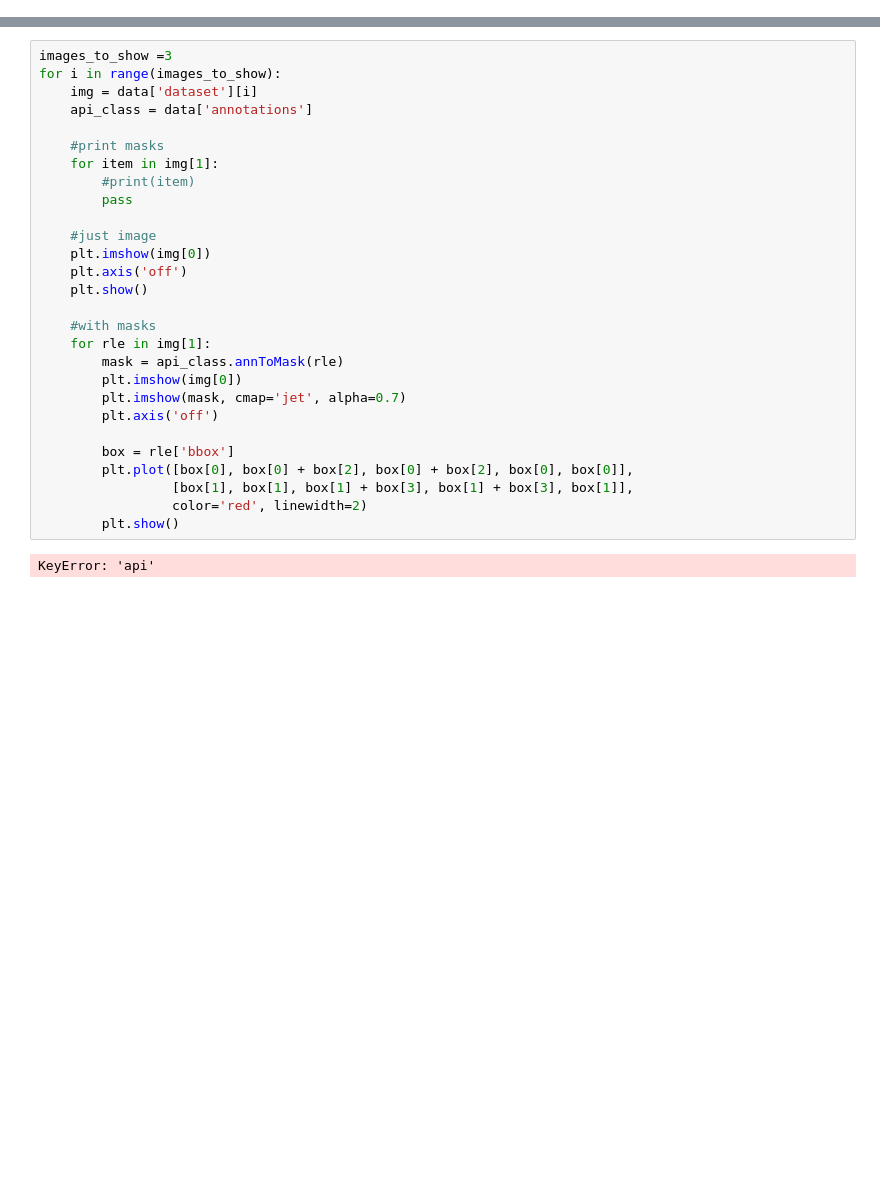
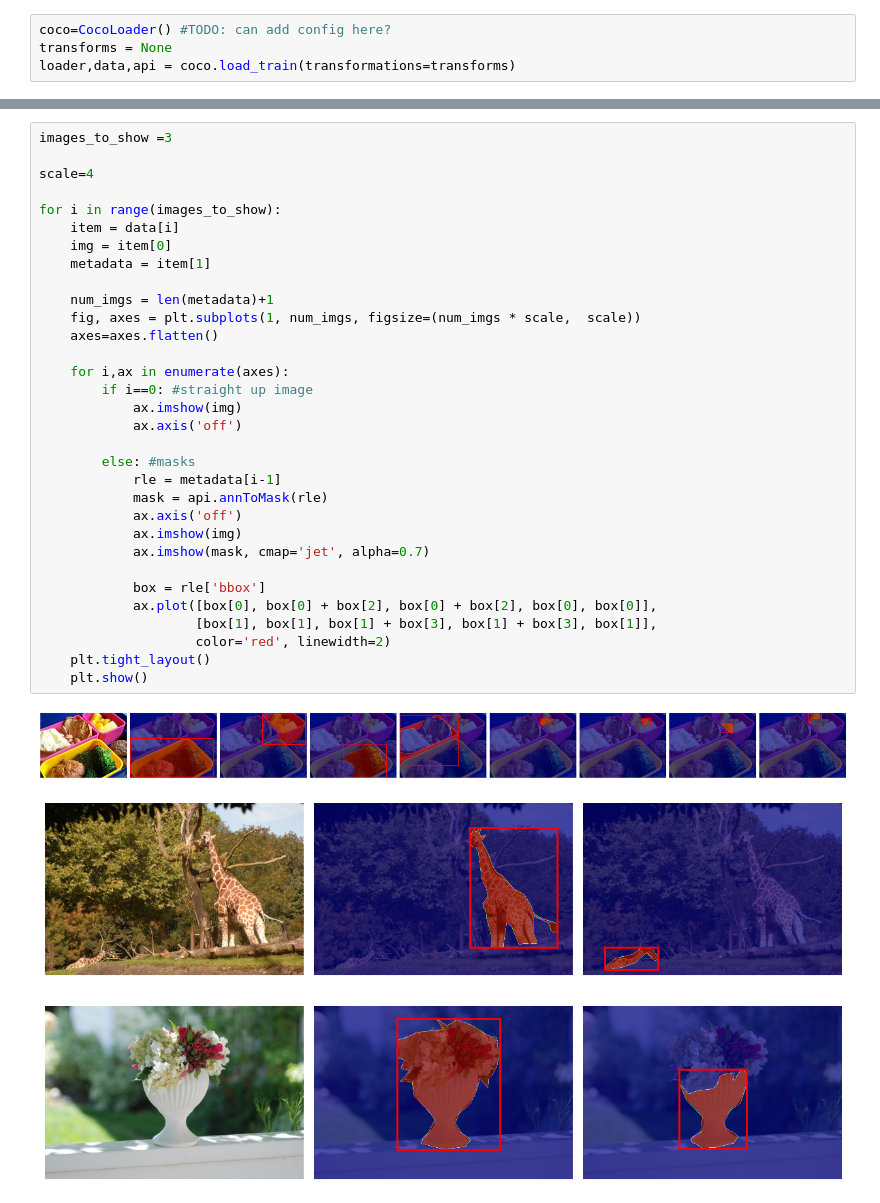
Before and after one commit to jsvobo/DetSeg, a Jupyter notebook: seg.ipynb, the cells around one changed output, grey strips where cells are left out. Drawn from its saved outputs; the diff is of its cells as text; blank space fills up the shorter version.

Commit message:
nicer visuals for masks

```diff
--- a/seg.ipynb
+++ b/seg.ipynb
@@ -30,0 +13,4 @@ index created!
+# %%
+coco=CocoLoader() #TODO: can add config here?
+transforms = None
+loader,data,api = coco.load_train(transformations=transforms)
@@ -31,30 +26,36 @@ index created!
 # %%
 images_to_show =3
+
+scale=4
+
 for i in range(images_to_show):
-    img = data['dataset'][i]
-    api_class = data['annotations']
+    item = data[i]
+    img = item[0]
+    metadata = item[1]
 
-    #print masks
-    for item in img[1]:
-        #print(item)
-        pass
+    num_imgs = len(metadata)+1
+    fig, axes = plt.subplots(1, num_imgs, figsize=(num_imgs * scale,  scale))
+    axes=axes.flatten()
 
-    #just image
-    plt.imshow(img[0])
-    plt.axis('off')
+    for i,ax in enumerate(axes):
+        if i==0: #straight up image
+            ax.imshow(img)
+            ax.axis('off')
+
+        else: #masks
+            rle = metadata[i-1]
+            mask = api.annToMask(rle)
+            ax.axis('off')
+            ax.imshow(img)
+            ax.imshow(mask, cmap='jet', alpha=0.7)
+
+            box = rle['bbox']
+            ax.plot([box[0], box[0] + box[2], box[0] + box[2], box[0], box[0]],
+                    [box[1], box[1], box[1] + box[3], box[1] + box[3], box[1]],
+                    color='red', linewidth=2)
+    plt.tight_layout()
     plt.show()
-
-    #with masks
-    for rle in img[1]:
-        mask = api_class.annToMask(rle)
-        plt.imshow(img[0])
-        plt.imshow(mask, cmap='jet', alpha=0.7)
-        plt.axis('off')
-
-        box = rle['bbox']
-        plt.plot([box[0], box[0] + box[2], box[0] + box[2], box[0], box[0]],
-                 [box[1], box[1], box[1] + box[3], box[1] + box[3], box[1]],
-                 color='red', linewidth=2)
-        plt.show()
 # %% [output]
-KeyError: 'api'
+[figure, added]
+[figure, added]
+[figure, added]
```
Also changed, not shown: parts of 3 cells of this notebook, 1 other file.
